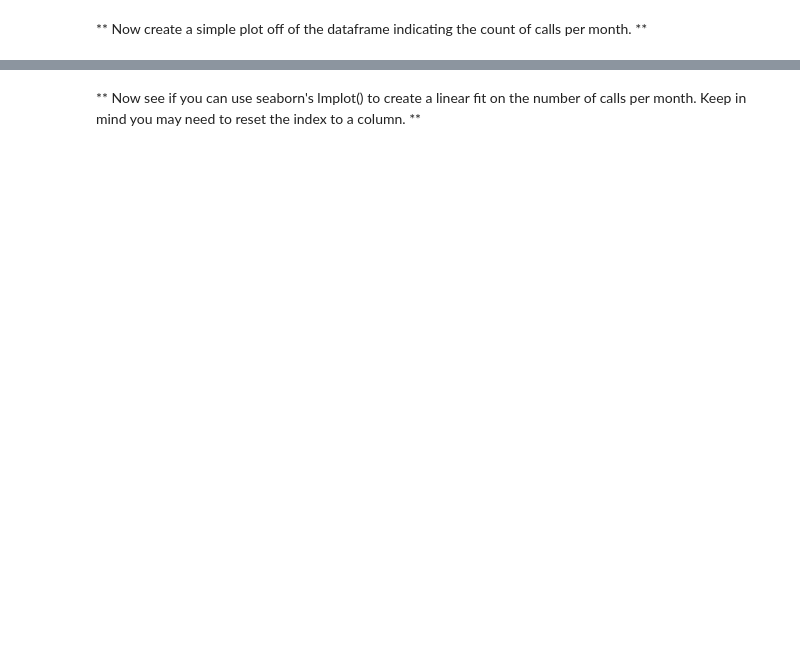
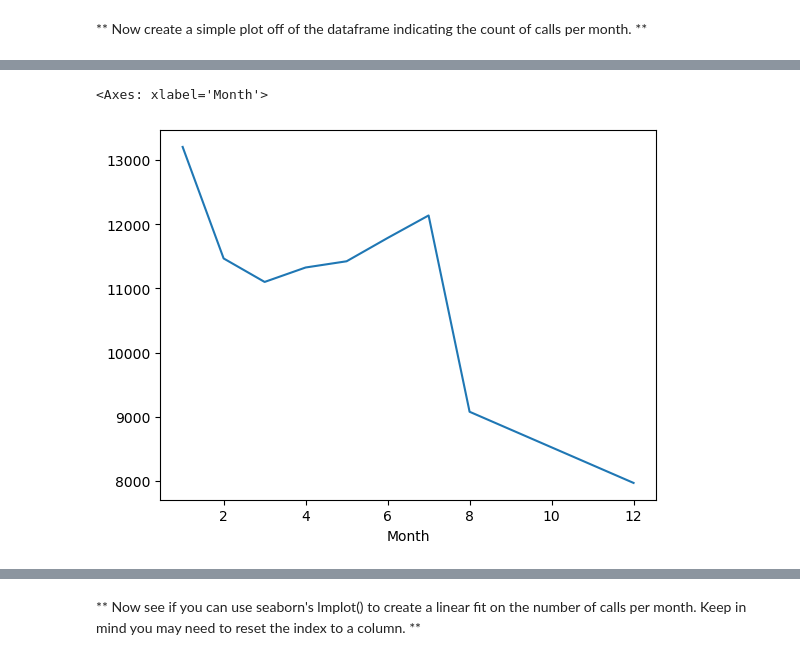
Before and after one commit to Basi10/911_calls_analysis, a Jupyter notebook: 01-911 Calls Data Capstone Project.ipynb, the cells around one changed output, grey strips where cells are left out. Cells and saved outputs as stored; diff of their text form; code cells hidden in the pictures; blank space fills up the shorter version.

```diff
--- a/01-911 Calls Data Capstone Project.ipynb
+++ b/01-911 Calls Data Capstone Project.ipynb
@@ -209,0 +201,2 @@ _____
+# %%
+byMonth = df.groupby('Month').count()
@@ -215,0 +215,5 @@ _____
+# %%
+byMonth['lat'].plot()
+# %% [output]
+<Axes: xlabel='Month'>
+[figure, added]
```
Also changed, not shown: parts of 17 cells of this notebook.
